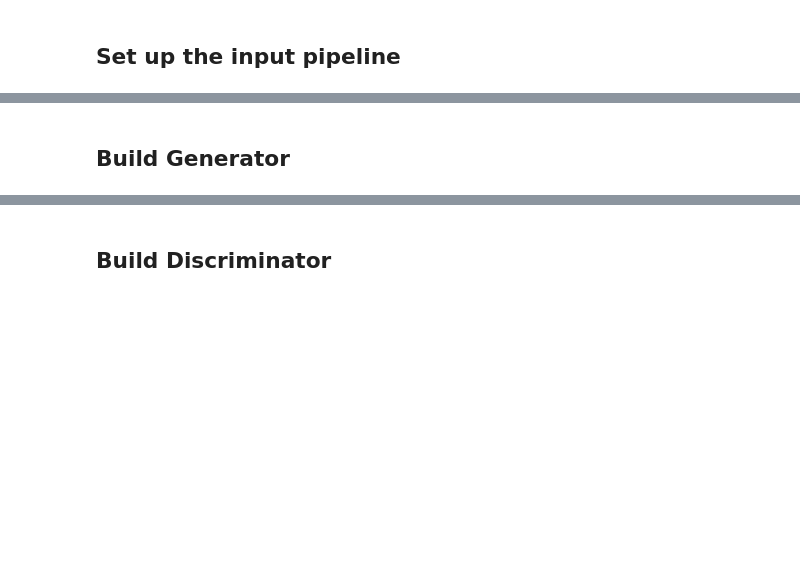
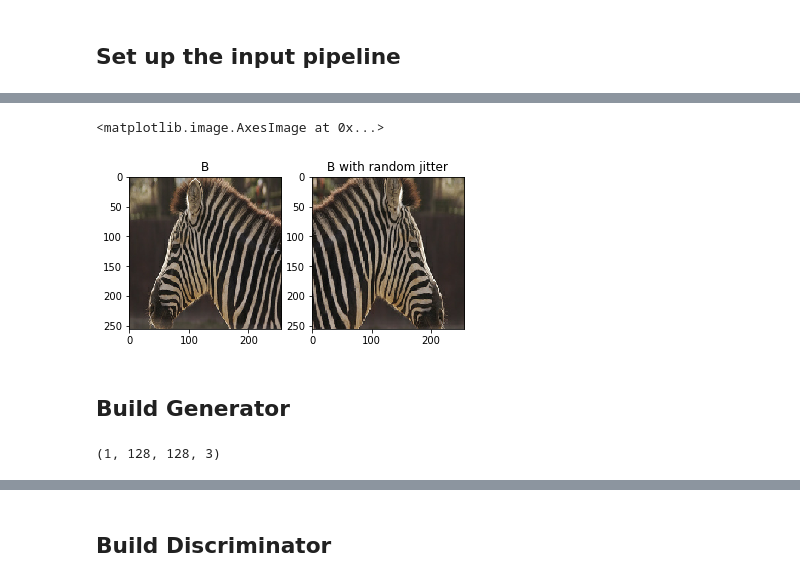
Before and after one commit to ghaiszaher/Foggy-CycleGAN, a Jupyter notebook: Foggy_CycleGAN.ipynb, the cells around one changed output, grey strips where cells are left out. Drawn from its saved outputs; the diff is of its cells as text; code cells hidden in the pictures; blank space fills up the shorter version.

```diff
--- a/Foggy_CycleGAN.ipynb
+++ b/Foggy_CycleGAN.ipynb
@@ -157,10 +62,13 @@ plt.imshow(output_to_rgb(random_jitter(sample_A[0])))
 # %%
 plt.subplot(121)
 plt.title('B')
-plt.imshow(output_to_rgb(sample_B[0]))
+plt.imshow(sample_fog[0])
 
 plt.subplot(122)
 plt.title('B with random jitter')
-plt.imshow(output_to_rgb(random_jitter(sample_B[0])))
+plt.imshow(datasetInit.random_jitter(sample_fog[0]))
+# %% [output]
+<matplotlib.image.AxesImage at 0x...>
+[figure, added]
 # %% [markdown]
 ## Build Generator
@@ -190,4 +79,6 @@ def downsample(filters, size, apply_batchnorm=True):
 # %%
-down_model = downsample(3, 4)
-down_result = down_model(tf.expand_dims(sample_A[0], 0))
+down_model = models_builder.downsample(3, 4)
+down_result = down_model(tf.expand_dims(sample_clear[0], 0))
 print (down_result.shape)
+# %% [output]
+(1, 128, 128, 3)
```
Also changed, not shown: parts of 51 cells of this notebook, 8 other files.
